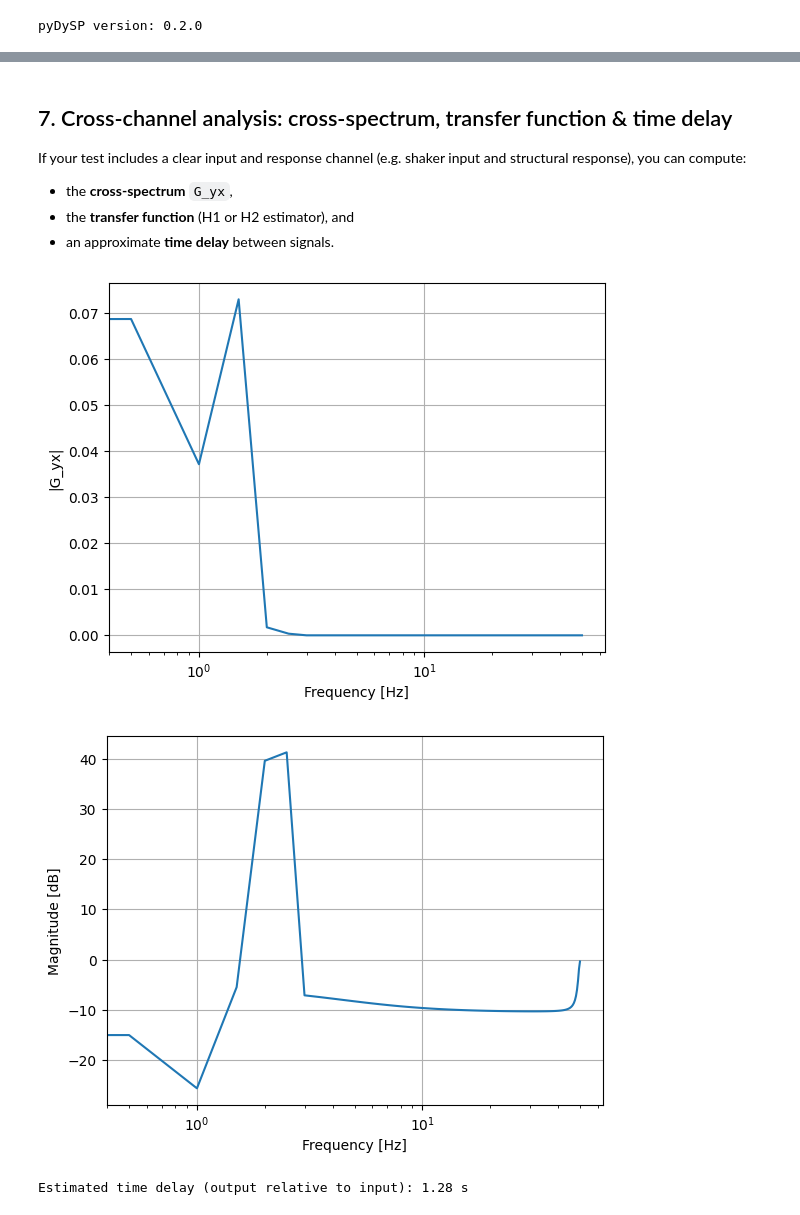
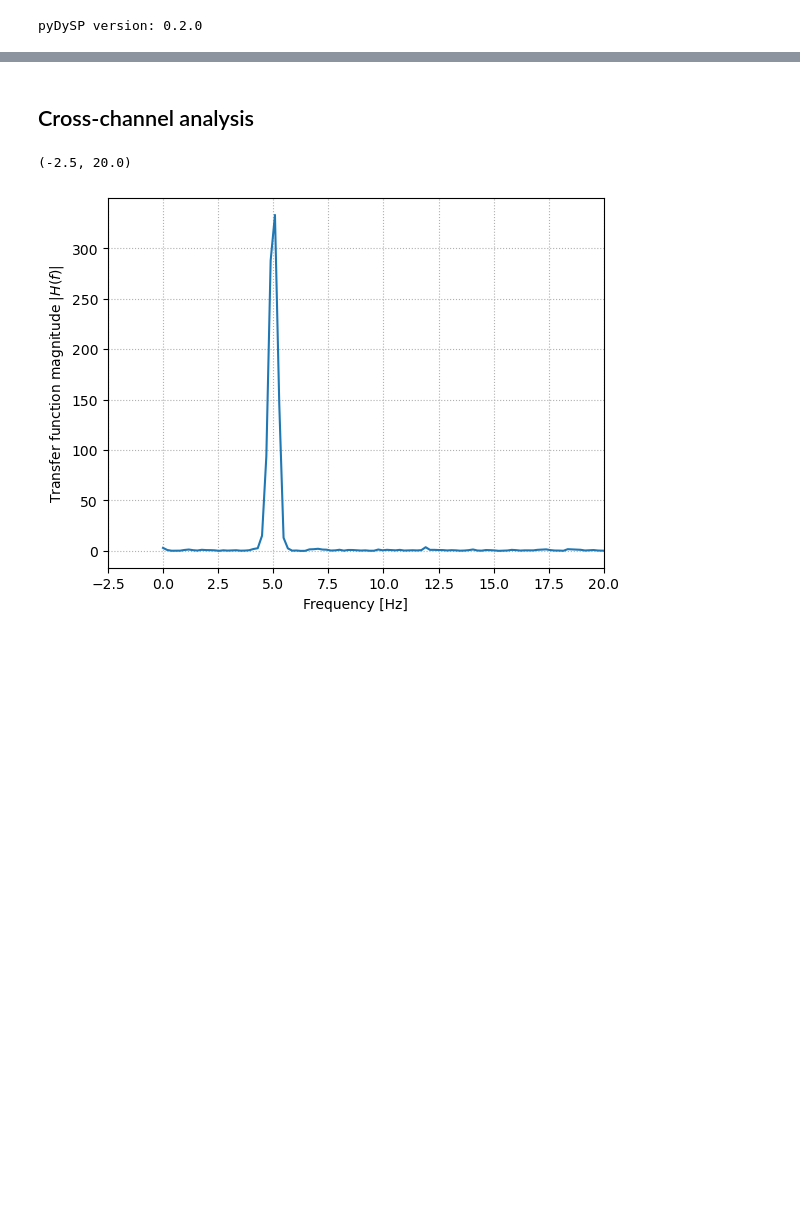
Before and after one commit to dkaramitros/pyDySP, a Jupyter notebook: examples/demo.ipynb, the cells around one changed output, grey strips where cells are left out. Cells and saved outputs as stored; diff of their text form; code cells hidden in the pictures; blank space fills up the shorter version.

```diff
--- a/examples/demo.ipynb
+++ b/examples/demo.ipynb
@@ -200,18 +246,10 @@ Trimming is based on a **reference channel**, and the same time window is applie
 # %%
-# Work with the SoFSI test by default
-test0 = test_sofsi
+test = test.drift_corrected(points=200).filtered(btype="lowpass", fc=20, order=2)
 
-test_proc = (
-    test0.drift_corrected(points=200)
-    .filtered(btype="highpass", fc=0.5, order=2)
-    .baseline_corrected(type="linear")
+test_trimmed = test.trimmed_by_arias(
+    ref="Channel 1", lower=0.05, upper=0.95, buffer_before=0.5, buffer_after=1
 )
 
-# Use the first channel as reference for Arias trimming by default
-ref_name = test_proc[0].name_user or test_proc[0].name_input
-test_trimmed = test_proc.trimmed_by_arias(ref=ref_name, lower=0.05, upper=0.95)
-
-print("Original duration:", test0.duration)
-print("Processed duration:", test_proc.duration)
+print("Original duration:", test.duration)
 print("Trimmed duration:  ", test_trimmed.duration)
 # %% [output]
@@ -252,36 +270,24 @@ plt.show()
 # %% [markdown]
-## 7. Cross-channel analysis: cross-spectrum, transfer function & time delay
-
-If your test includes a clear input and response channel (e.g. shaker input and structural response), you can compute:
-
-- the **cross-spectrum** `G_yx`,
-- the **transfer function** (H1 or H2 estimator), and
-- an approximate **time delay** between signals.
+## Cross-channel analysis
 # %%
-# For illustration we just use the first two channels as 'input' and 'output'.
-# Replace these names with appropriate ones for your data.
-input_ch = test_proc[0]
-output_ch = test_proc[1] if test_proc.n_channels > 1 else test_proc[0]
+# Transfer function
+ax = test.plot_transfer_function(
+    x="Channel 4", y="Channel 1", kind="H1", tf_kwargs={"nperseg": 512}
+)
+ax.set_xscale("linear")
+ax.set_xlim(right=20)
 
-f_csd, G_yx = test_proc.cross_spectrum(input_ch, output_ch)
-fig, ax = plt.subplots()
-ax.semilogx(f_csd, np.abs(G_yx))
-ax.set_xlabel("Frequency [Hz]")
-ax.set_ylabel("|G_yx|")
-ax.grid(True)
-plt.show()
-
-f_tf, H1 = test_proc.transfer_function(input_ch, output_ch, kind="H1")
-fig, ax = plt.subplots()
-ax.semilogx(f_tf, 20 * np.log10(np.abs(H1)))
-ax.set_xlabel("Frequency [Hz]")
-ax.set_ylabel("Magnitude [dB]")
-ax.grid(True)
-plt.show()
-
-delay = test_proc.time_delay(input_ch, output_ch)
-print("Estimated time delay (output relative to input):", delay, "s")
+# try:
+#    ema_model = test_proc.ema_model(
+#        input=input_ch,
+#        outputs=[output_ch],
+#        kind="H1",
+#        lower=1.0,
+#        upper=50.0,
+#    )
+#    print(ema_model)
+# except ImportError as e:
+#    print("sdypy not installed; skipping EMA example.")
 # %% [output]
+(-2.5, 20.0)
-[figure, old version]
+[figure, new version]
-[figure, removed]
-Estimated time delay (output relative to input): 1.28 s
```
Also changed, not shown: parts of 37 cells of this notebook, 6 other files.
